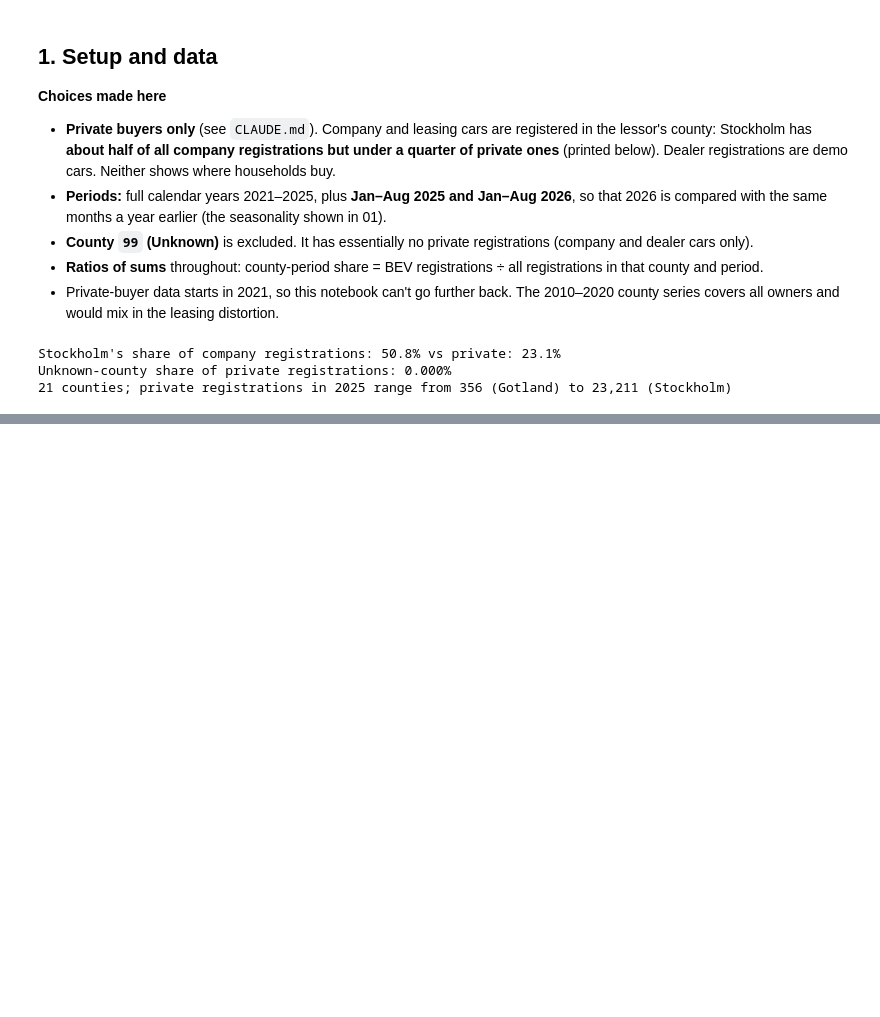
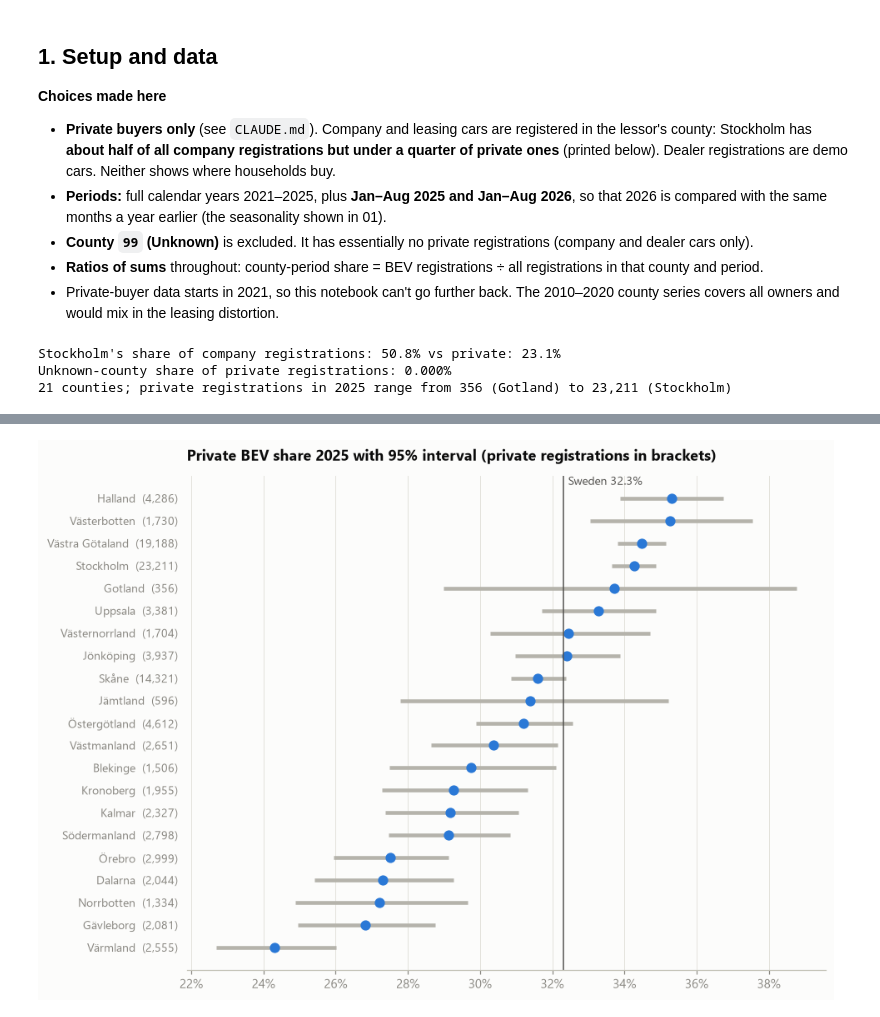
Before and after one commit to suv999/sweden-ev-adoption, a Jupyter notebook: notebooks/02_regional.ipynb, the cells around one changed output, grey strips where cells are left out. Drawn from its saved outputs; the diff is of its cells as text; code cells hidden in the pictures; blank space fills up the shorter version.

```diff
--- a/notebooks/02_regional.ipynb
+++ b/notebooks/02_regional.ipynb
@@ -71,0 +102,28 @@ Unknown-county share of private registrations: 0.000%
+# %%
+def wilson(k, n, z=1.96):
+    p = k / n
+    den = 1 + z**2 / n
+    centre = (p + z**2 / (2 * n)) / den
+    half = z * np.sqrt(p * (1 - p) / n + z**2 / (4 * n**2)) / den
+    return centre - half, centre + half
+
+y25 = cy.xs(2025, level="year")
+lo, hi = wilson(y25.BEV, y25.total)
+d = pd.DataFrame({"share": y25.BEV / y25.total, "lo": lo, "hi": hi, "n": y25.total}).sort_values("share")
+nat25 = y25.BEV.sum() / y25.total.sum()
+
+fig, ax = plt.subplots(figsize=(9, 7))
+yy = np.arange(len(d))
+ax.hlines(yy, d.lo, d.hi, color=GREY_LIGHT, lw=3)
+ax.plot(d.share, yy, "o", color=BLUE, ms=7)
+ax.axvline(nat25, color=INK2, lw=1)
+ax.annotate(f"Sweden {nat25:.1%}", (nat25, len(d) - 0.4), xytext=(4, 0), textcoords="offset points",
+            fontsize=9, color=INK2)
+ax.set_yticks(yy, [f"{c}  ({n:,.0f})" for c, n in zip(d.index, d.n)], fontsize=9)
+ax.xaxis.set_major_formatter(PCT)
+ax.grid(axis="x"); ax.grid(axis="y", visible=False)
+ax.set_title("Private BEV share 2025 with 95% interval (private registrations in brackets)")
+viz.save(fig, "02_county_ranking_2025", FIGS)
+plt.show()
+# %% [output]
+[figure, added]
```
Also changed, not shown: parts of 3 cells of this notebook, 2 other files.
